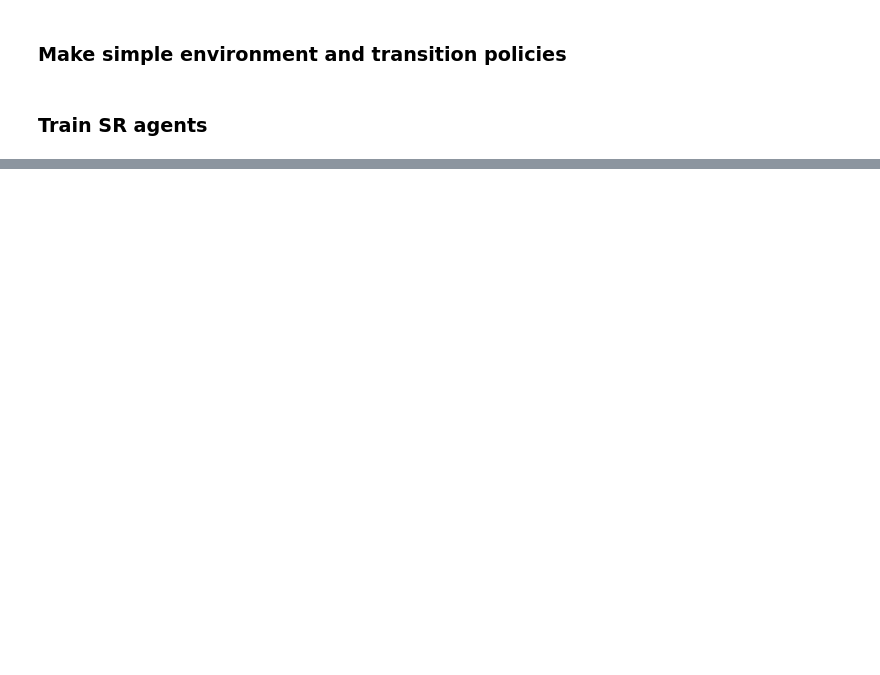
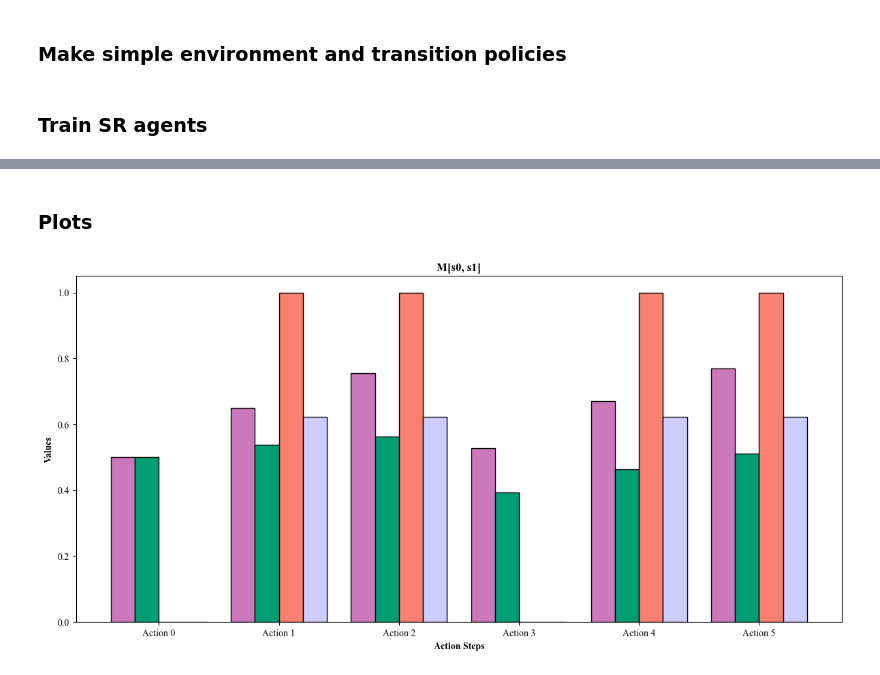
Before and after one commit to ArminBaz/SR-IS, a Jupyter notebook: src/occupancy_map.ipynb, the cells around one changed output, grey strips where cells are left out. Saved outputs shown, nothing was run; the diff lists cells and outputs as text; code cells hidden in the pictures; blank space fills up the shorter version.

```diff
--- a/src/occupancy_map.ipynb
+++ b/src/occupancy_map.ipynb
@@ -133,0 +336,43 @@ print(M_avg_with[0])
+# %% [markdown]
+### Plots
+# %%
+def plot_data(data, title, legend=True):
+    plt.rcParams['font.family'] = 'serif'
+    fig, ax = plt.subplots(figsize=(12, 6))
+
+    # Define colors
+    colors = [
+        (0.8, 0.47058823529411764, 0.7372549019607844),  # base
+        (0.00784313725490196, 0.6196078431372549, 0.45098039215686275),  # importance sampling
+        'salmon',  # target - base
+        (0.8, 0.8, 1.0)  # target - importance sampling (periwinkle)
+    ]
+
+    labels = ['Base', 'Importance Sampling', 'Target - Base', 'Target - Importance Sampling']
+
+    # Set width of each bar and positions
+    bar_width = 0.2
+    num_actions = len(data[0])
+
+    for i, (values, color, label) in enumerate(zip(data, colors, labels)):
+        positions = np.arange(num_actions) + i * bar_width
+        plt.bar(positions, values, color=color, edgecolor='black', width=bar_width, label=label)
+
+    # Labeling
+    plt.xlabel('Action Steps', fontweight='bold')
+    plt.ylabel('Values', fontweight='bold')
+    plt.title(title, fontweight='bold')
+    plt.xticks(np.arange(num_actions) + bar_width*1.5, [f'Action {i}' for i in range(num_actions)])
+
+    # Create legend
+    if legend:
+        plt.legend()
+
+    # Show plot
+    plt.tight_layout()
+    plt.show()
+# %%
+# Create the plots
+plot_data(data_s0s1, 'M[s0, s1]', legend=False)
+# %% [output]
+[figure, added]
```
Also changed, not shown: parts of 15 cells of this notebook, 5 other files.
